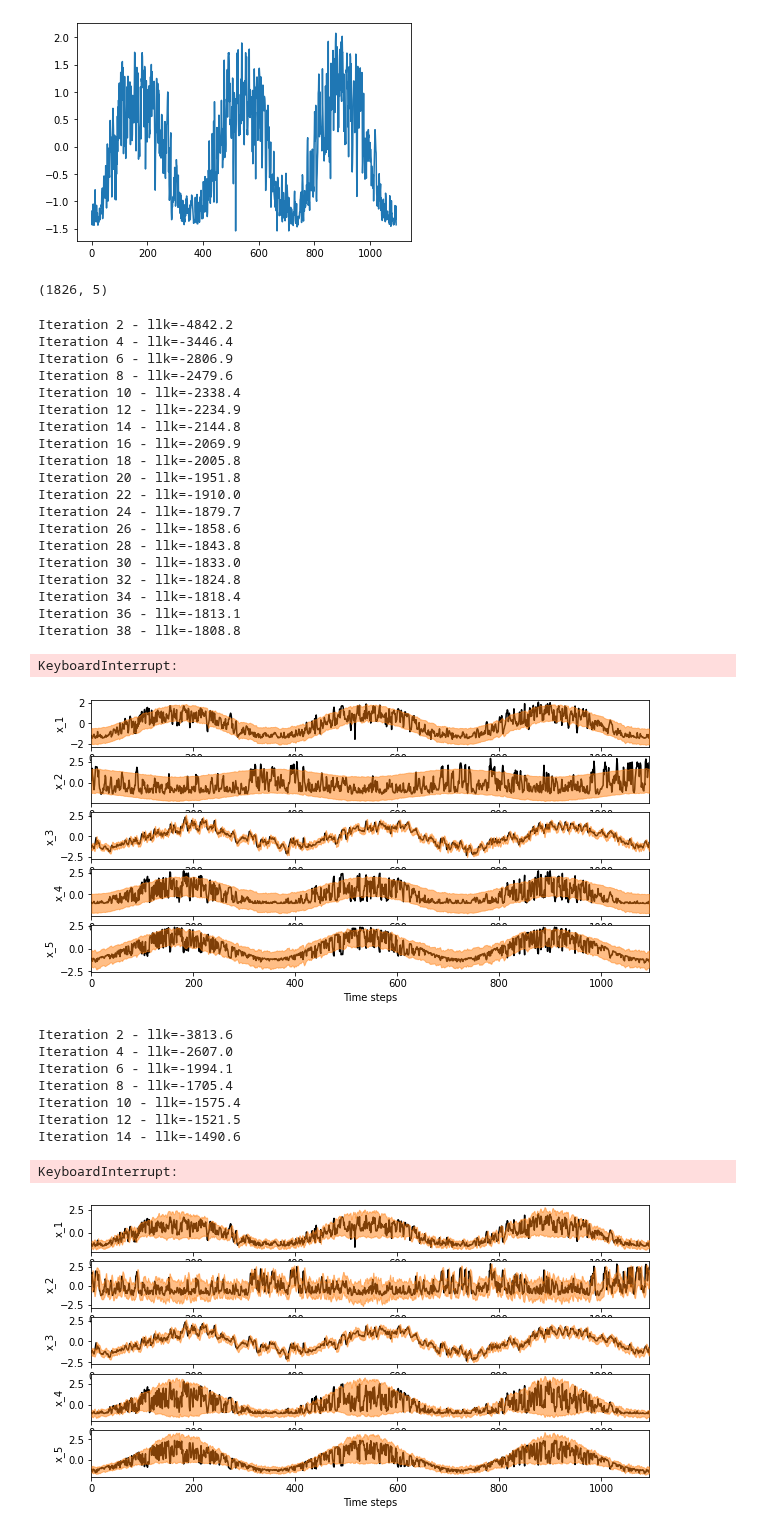
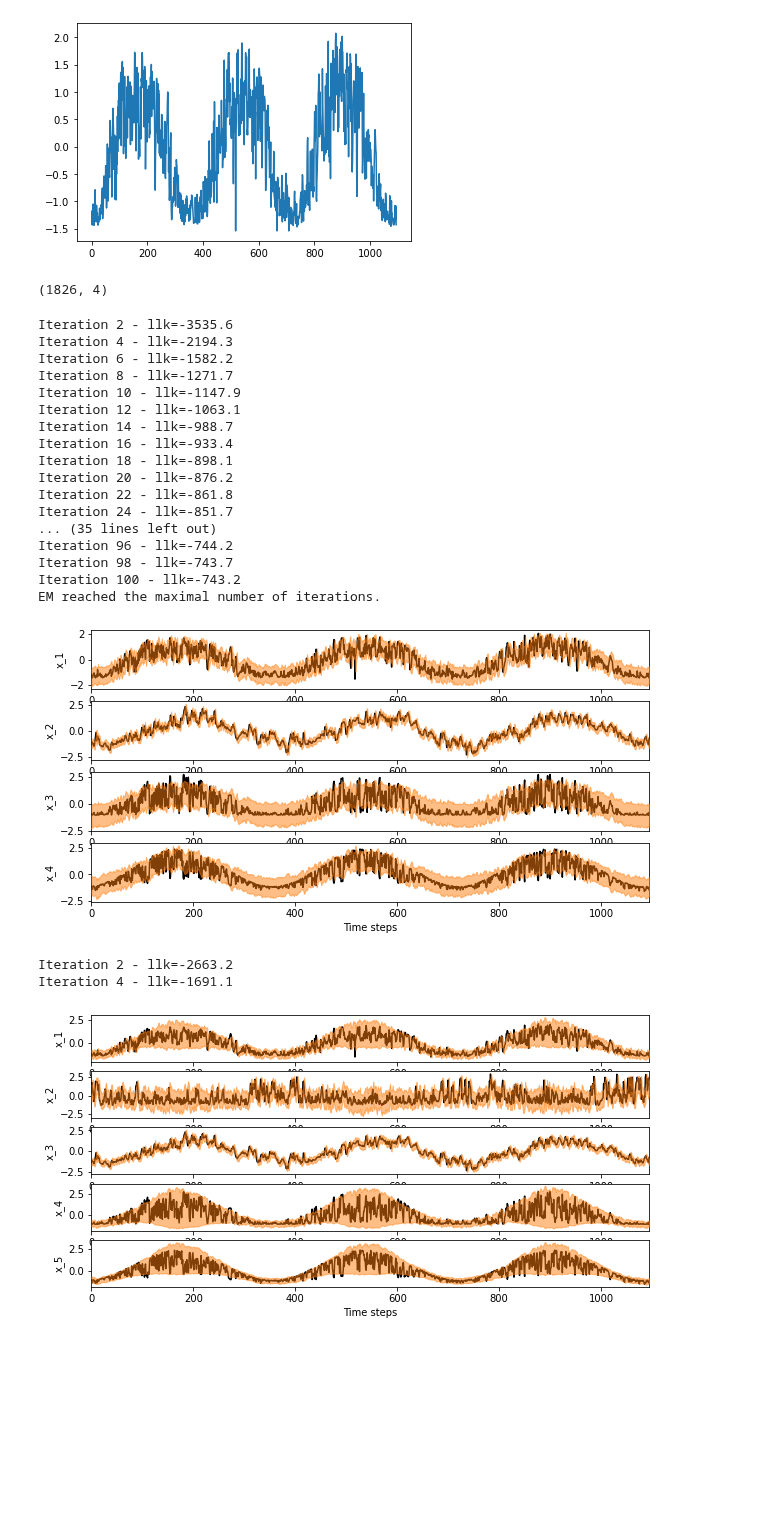
Before and after one commit to christiando/gaussian-toolbox, a Jupyter notebook: notebooks/heteroskedasticity/opsd.ipynb, the cells around one changed output. Saved outputs shown, nothing was run; the diff lists cells and outputs as text; code cells hidden in the pictures; blank space fills up the shorter version.

```diff
--- a/notebooks/heteroskedasticity/opsd.ipynb
+++ b/notebooks/heteroskedasticity/opsd.ipynb
@@ -20,7 +20,7 @@ de_weather_df = pandas.read_csv('../../data/opsd/weather_data_filtered.csv')
 de_weather_df['utc_timestamp'] = pandas.to_datetime(de_weather_df['utc_timestamp'].astype(str).apply(lambda x: x[:10]))
 de_weather_df = de_weather_df.groupby('utc_timestamp').mean()
 # %%
-full_df = pandas.concat([de_energy_df[['DE_solar_generation_actual', 'DE_wind_generation_actual']], de_weather_df[['DE_temperature', 'DE_radiation_direct_horizontal', 'DE_radiation_diffuse_horizontal']]], axis=1)
+full_df = pandas.concat([de_energy_df[['DE_solar_generation_actual']], de_weather_df[['DE_temperature', 'DE_radiation_direct_horizontal', 'DE_radiation_diffuse_horizontal']]], axis=1)
 # %%
 #full_df = full_df.iloc[numpy.where(numpy.logical_and(full_df.index.weekday != 5, full_df.index.weekday != 6))[0]]
 # %%
@@ -37,9 +37,9 @@ pyplot.plot(X_train[:,0])
 # %%
 X.shape
 # %% [output]
-(1826, 5)
+(1826, 4)
 # %%
-Dz = 4
+Dz = 3
 Dx = X.shape[1]
 sm = state_models.LinearStateModel(Dz)
 om = observation_models.LinearObservationModel(Dx, Dz, noise_x=1.)
@@ -47,45 +47,42 @@ om.pca_init(X_train)
 ssm_em_lin = StateSpaceEM(X_train, observation_model=om, state_model=sm)
 ssm_em_lin.run()
 # %% [output]
-Iteration 2 - llk=-4842.2
-Iteration 4 - llk=-3446.4
-Iteration 6 - llk=-2806.9
-Iteration 8 - llk=-2479.6
-Iteration 10 - llk=-2338.4
-Iteration 12 - llk=-2234.9
-Iteration 14 - llk=-2144.8
-Iteration 16 - llk=-2069.9
-Iteration 18 - llk=-2005.8
-Iteration 20 - llk=-1951.8
-Iteration 22 - llk=-1910.0
-Iteration 24 - llk=-1879.7
-Iteration 26 - llk=-1858.6
-Iteration 28 - llk=-1843.8
-Iteration 30 - llk=-1833.0
-Iteration 32 - llk=-1824.8
-Iteration 34 - llk=-1818.4
-Iteration 36 - llk=-1813.1
-Iteration 38 - llk=-1808.8
+Iteration 2 - llk=-3535.6
+Iteration 4 - llk=-2194.3
+Iteration 6 - llk=-1582.2
+Iteration 8 - llk=-1271.7
+Iteration 10 - llk=-1147.9
+Iteration 12 - llk=-1063.1
+Iteration 14 - llk=-988.7
+Iteration 16 - llk=-933.4
+Iteration 18 - llk=-898.1
+Iteration 20 - llk=-876.2
+Iteration 22 - llk=-861.8
+Iteration 24 - llk=-851.7
+... (35 lines left out)
+Iteration 96 - llk=-744.2
+Iteration 98 - llk=-743.7
+Iteration 100 - llk=-743.2
+EM reached the maximal number of iterations.
-KeyboardInterrupt:
 # %%
 p_x = ssm_em_lin.compute_data_density()
 pyplot.figure(figsize=(10,5))
-for ix in range(5):
-    pyplot.subplot(5,1,ix+1)
+for ix in range(4):
+    pyplot.subplot(4,1,ix+1)
     x_min = p_x.mu[:4000,ix] - 1.68 * numpy.sqrt(p_x.Sigma[:4000,ix,ix])
     x_max = p_x.mu[:4000,ix] + 1.68 * numpy.sqrt(p_x.Sigma[:4000,ix,ix])
     pyplot.plot(X_train[:4000,ix],'k')
     pyplot.fill_between(range(x_min.shape[0]), x_min, x_max, color='C1', alpha=.5, zorder=9)
     pyplot.ylabel('x_%d' %(ix+1))
     pyplot.xlim([0,X_train.shape[0]])
 pyplot.xlabel('Time steps')
 pyplot.show()
 # %% [output]
-[figure, old version]
+[figure, new version]
 # %%
-Dz = 4
+Dz = 3
 Dx = X.shape[1]
-Du = 4
+Du = 3
 sm = state_models.LinearStateModel(Dz)
 # Here we change the observation model.
 om = observation_models.HCCovObservationModel(Dx, Dz, Du)
@@ -93,14 +90,8 @@ om.pca_init(X_train)
 ssm_em = StateSpaceEM(X_train, observation_model=om, state_model=sm)
 ssm_em.run()
 # %% [output]
-Iteration 2 - llk=-3813.6
-Iteration 4 - llk=-2607.0
-Iteration 6 - llk=-1994.1
-Iteration 8 - llk=-1705.4
-Iteration 10 - llk=-1575.4
-Iteration 12 - llk=-1521.5
-Iteration 14 - llk=-1490.6
+Iteration 2 - llk=-2663.2
+Iteration 4 - llk=-1691.1
-KeyboardInterrupt:
 # %%
 p_x = ssm_em.compute_data_density()
 pyplot.figure(figsize=(10,5))
```
Also changed, not shown: parts of 4 cells of this notebook, 3 other files.
